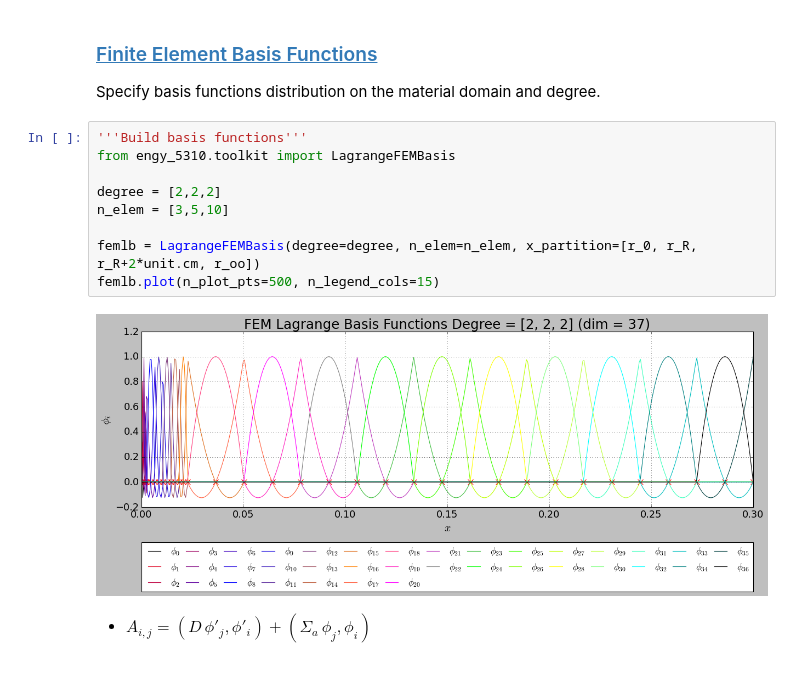
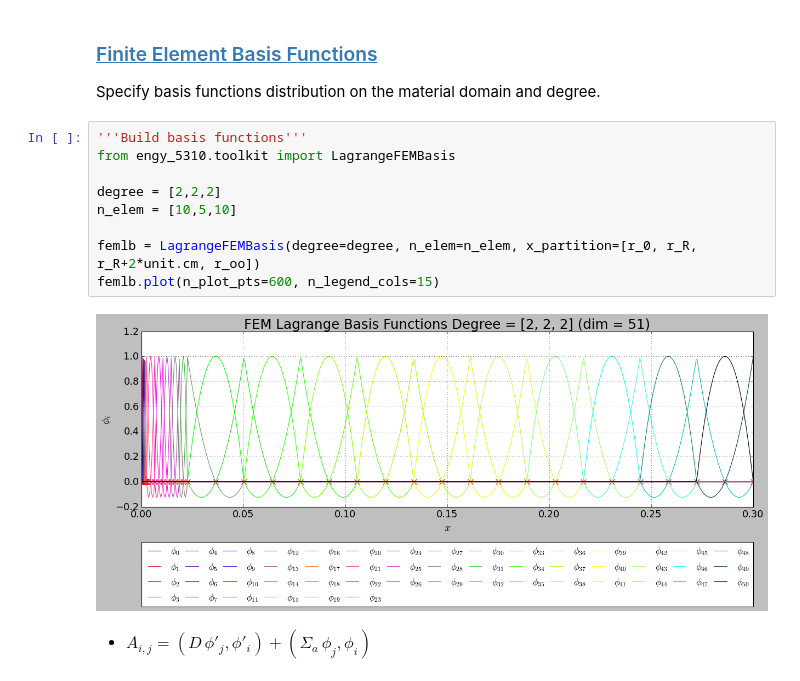
Before and after one commit to dpploy/engy-5050, a Jupyter notebook: notebooks/04-diff-line-source.ipynb, the cells around one changed output. Saved outputs shown, nothing was run; the diff lists cells and outputs as text.

```diff
--- a/notebooks/04-diff-line-source.ipynb
+++ b/notebooks/04-diff-line-source.ipynb
@@ -253,14 +253,14 @@ Specify basis functions distribution on the material domain and degree.
 # %%
 '''Build basis functions'''
 from engy_5310.toolkit import LagrangeFEMBasis
 
 degree = [2,2,2]
-n_elem = [3,5,10]
+n_elem = [10,5,10]
 
 femlb = LagrangeFEMBasis(degree=degree, n_elem=n_elem, x_partition=[r_0, r_R, r_R+2*unit.cm, r_oo])
-femlb.plot(n_plot_pts=500, n_legend_cols=15)
+femlb.plot(n_plot_pts=600, n_legend_cols=15)
 # %% [output]
-[figure, old version]
+[figure, new version]
 # %% [markdown]
   + $A_{i,j} = (D\,\phi'_j,\phi'_i) + (\Sigma_a\,\phi_j,\phi_i) $
 # %%
```
Also changed, not shown: parts of 21 cells of this notebook, 1 other file.
